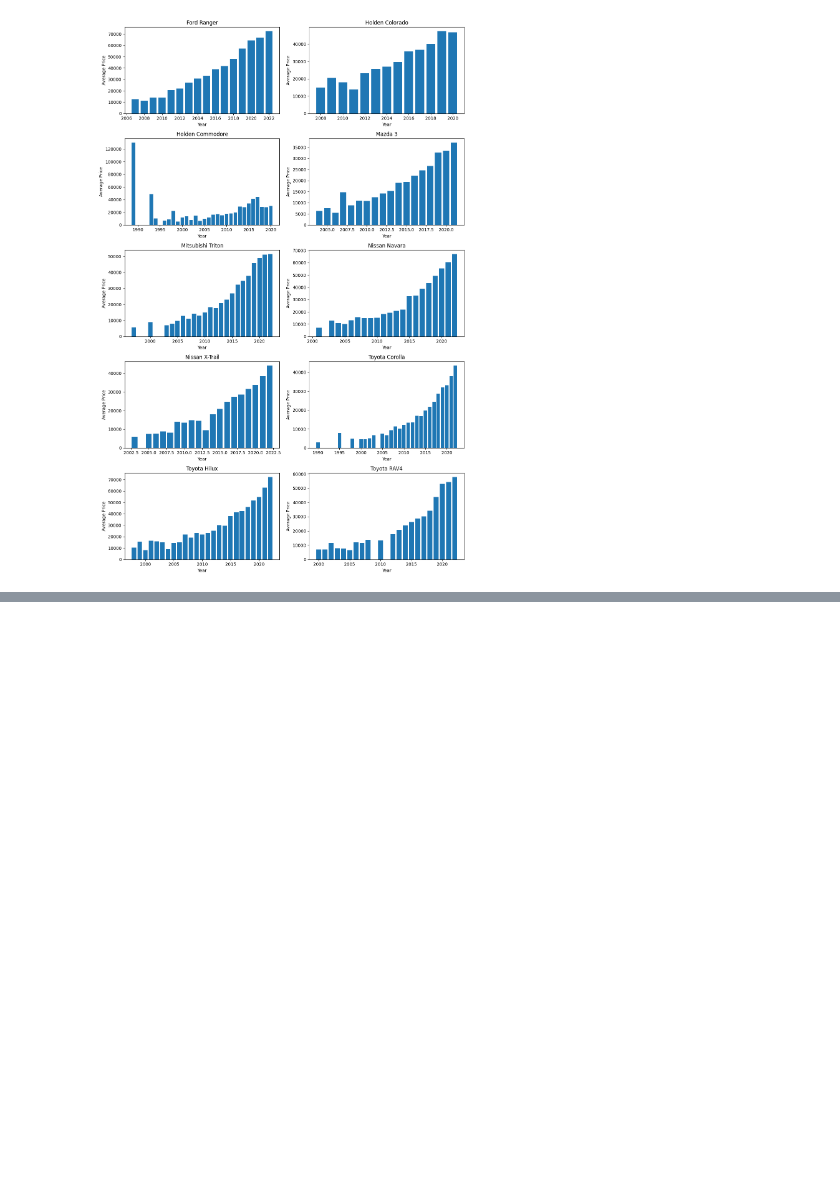
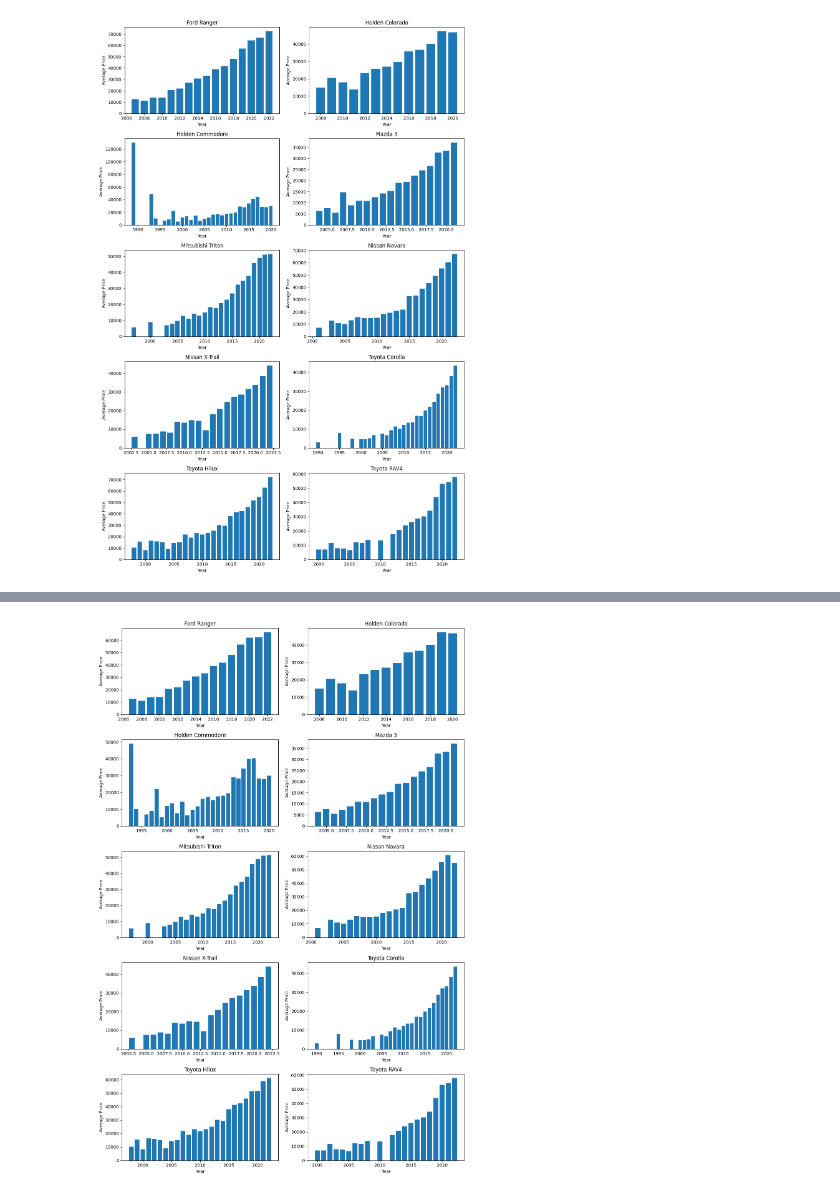
Before and after one commit to thaynanff/Data-Science-Projects, a Jupyter notebook: Data Science and Analytics/8. Australian Automotive Market/Australian Automotive Market.ipynb, the cells around one changed output, grey strips where cells are left out. Drawn from its saved outputs; the diff is of its cells as text; code cells hidden in the pictures; blank space fills up the shorter version.

```diff
--- a/Data Science and Analytics/8. Australian Automotive Market/Australian Automotive Market.ipynb
+++ b/Data Science and Analytics/8. Australian Automotive Market/Australian Automotive Market.ipynb
@@ -773,0 +784,6 @@ plt.show()
+# %%
+# now let's filter the dataset based on the upper and lower number calculated above
+
+priceavg_no_limit = Top10_NoLimit[(Top10_NoLimit['Price'] <= upper) & (Top10_NoLimit['Price'] >= lower)]
+
+# now that we have the filtered dataset, let's continue
@@ -773,0 +834,36 @@ plt.show()
+# %%
+# creatting the dataframe with the 10 most advertised cars
+avg_price_no_limit4 = priceavg_no_limit.copy()
+
+# creating a new colunm with the brand and model together
+avg_price_no_limit4['Brand_Model'] = avg_price_no_limit4[['Brand', 'Model']].apply(' '.join, axis=1)
+
+# getting just the colunms we will use
+avg_price_no_limit4 = avg_price_no_limit4.loc[:, ['Brand_Model', 'Year', 'Price']]
+
+# grouping the dataset and adding a colunm with the average kilometers per brand/model and Year
+avg_price_no_limit4 = avg_price_no_limit4.groupby(['Brand_Model', 'Year'])['Price'].mean().round(2).reset_index(name='Average_Price')
+# %%
+fig, axs = plt.subplots(5,2, figsize=(12, 18))
+
+# Iterate over each Brand_Model
+for i, brand_model in enumerate(avg_price_no_limit4['Brand_Model'].unique()):
+    row = i // 2
+    col = i % 2
+
+    # Filter data for the current Brand_Model
+    brand_model_data = avg_price_no_limit4[avg_price_no_limit4['Brand_Model'] == brand_model]
+
+    # Plot the count per year
+    axs[row, col].bar(brand_model_data['Year'], brand_model_data['Average_Price'])
+    axs[row, col].set_title(brand_model)
+    axs[row, col].set_xlabel('Year')
+    axs[row, col].set_ylabel('Average Price')
+
+# Adjust spacing between subplots
+plt.tight_layout()
+
+# Show the plot
+plt.show()
+# %% [output]
+[figure, added]
```
Also changed, not shown: parts of 11 cells of this notebook.
